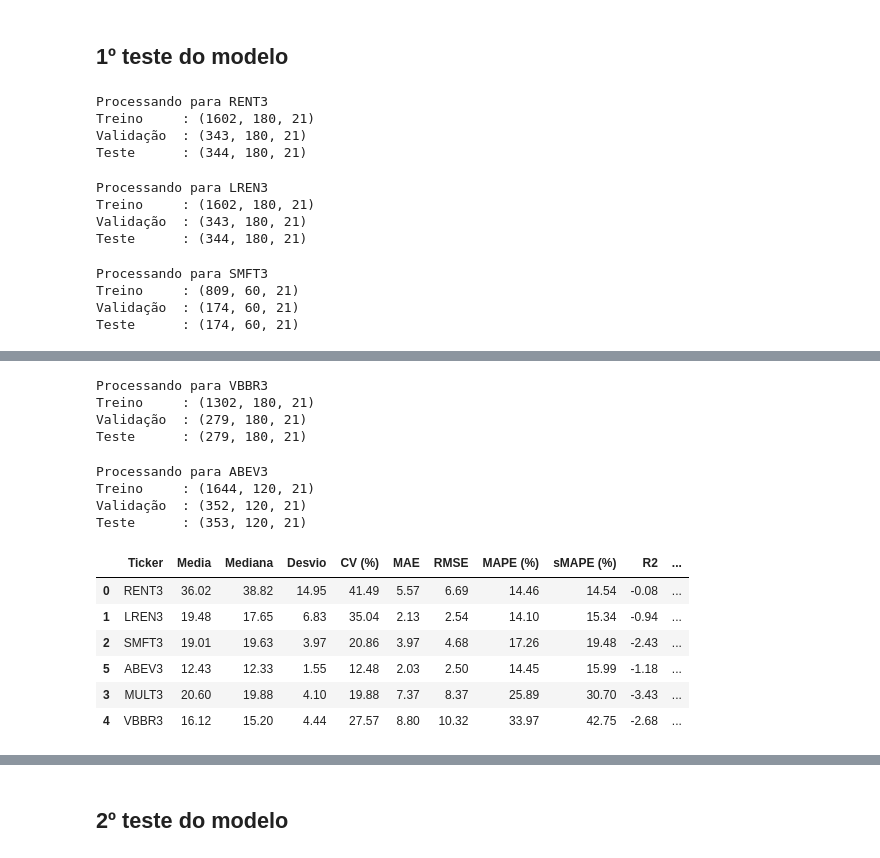
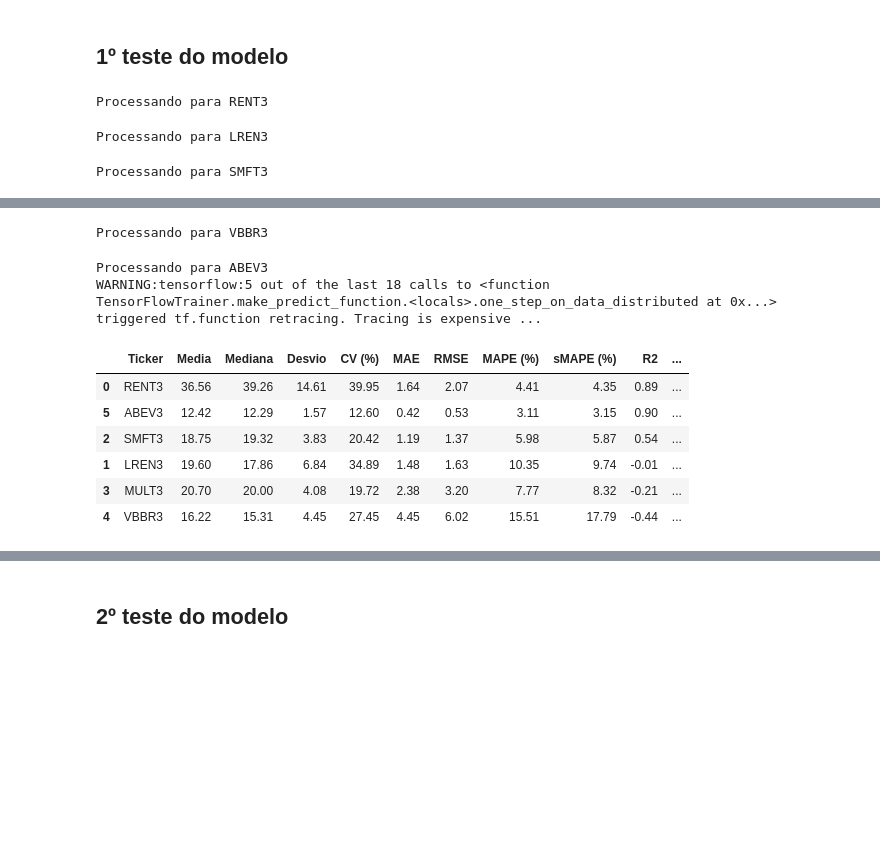
Before and after one commit to leticiafaria7/lstm-stock-predictor-api, a Jupyter notebook: 5_testes_modelo.ipynb, the cells around one changed output, grey strips where cells are left out. Saved outputs shown, nothing was run; the diff lists cells and outputs as text; code cells hidden in the pictures; blank space fills up the shorter version.

Commit message:
melhor treino ate agora

```diff
--- a/5_testes_modelo.ipynb
+++ b/5_testes_modelo.ipynb
@@ -54,13 +54,14 @@ for ticker in tqdm(tickers):
     print(f"Processando para {ticker}")
 
     df = pd.read_parquet(f"dados/refined/tb_analitica_{ticker}.parquet")
-    df = df[df['close'].notna()]
+    df = df.dropna()
     df = df.sort_values("date").reset_index(drop=True)
 
-    hiperparams = tabela_hiperparams[tabela_hiperparams['ticker'] == ticker].drop(columns = ['ticker', 'val_loss']).to_dict(orient = 'records')[0]
+    hiperparams = tabela_hiperparams[tabela_hiperparams['ticker'] == ticker].drop(columns = ['ticker', 'val_loss_mse']).to_dict(orient = 'records')[0]
 
     for k, v in hiperparams.items():
         globals()[k] = v
+    recurrent_dropout = 0
 
     media_close = df.close.mean()
     mediana_close = df.close.median()
@@ -74,25 +75,22 @@ for ticker in tqdm(tickers):
     train_end = int(n * 0.70)
     valid_end = int(n * 0.85)
 
-    train_df = data.iloc[:train_end]
-    valid_df = data.iloc[train_end:valid_end]
-    test_df = data.iloc[valid_end:]
+    train_df = data.iloc[:train_end].copy()
+    valid_df = data.iloc[train_end:valid_end].copy()
+    test_df  = data.iloc[valid_end:].copy()
 
     scaler = RobustScaler()
     scaler.fit(train_df)
 
-    scaled = np.vstack([
-        scaler.transform(train_df),
-        scaler.transform(valid_df),
-        scaler.transform(test_df)
-    ])
+    train_scaled = scaler.transform(train_df)
+    valid_scaled = scaler.transform(valid_df)
+    test_scaled  = scaler.transform(test_df)
 
-    X, y = build_lstm_sequences(window_size, scaled)
-    X_train, y_train, X_valid, y_valid, X_test, y_test = split_temporal(X, y)
+    X_train, y_train = build_lstm_sequences(window_size, train_scaled)
+    X_valid, y_valid = build_lstm_sequences(window_size, valid_scaled)
+    X_test, y_test = build_lstm_sequences(window_size, test_scaled)
 
-    model = generate_lstm_model(
-        units_1, dropout, units_2, learning_rate, X_train
-    )
+    model = generate_lstm_model(units_1, dropout, units_2, learning_rate, recurrent_dropout, l2, n_dense, dense_units, optimizer, X_train)
 
     model.fit(
         X_train,
@@ -100,13 +98,7 @@ for ticker in tqdm(tickers):
         validation_data=(X_valid, y_valid),
         epochs=100,
         batch_size=batch_size,
-        callbacks=[
-            EarlyStopping(
-                monitor="val_loss",
-                patience=10,
-                restore_best_weights=True
-            )
-        ],
+        callbacks=[EarlyStopping(monitor="val_loss", patience=10, restore_best_weights=True)],
         verbose=0
     )
 
@@ -164,20 +156,11 @@ resultado_final = pd.DataFrame(resultados).sort_values(
 
 display(resultado_final)
 resultado_final.to_excel(
-    "dados/refined/resultado_modelos_lstm.xlsx",
+    "dados/refined/resultado_modelos_lstm_2.xlsx",
     index=False
 )
 # %% [output]
 Processando para RENT3
-Treino     : (1602, 180, 21)
-Validação  : (343, 180, 21)
-Teste      : (344, 180, 21)
 Processando para LREN3
-Treino     : (1602, 180, 21)
-Validação  : (343, 180, 21)
-Teste      : (344, 180, 21)
 Processando para SMFT3
-Treino     : (809, 60, 21)
-Validação  : (174, 60, 21)
-Teste      : (174, 60, 21)
 Processando para MULT3
@@ -188,18 +168,13 @@ WARNING:tensorflow:5 out of the last 18 calls to <function TensorFlowTrainer.mak
 Processando para VBBR3
-Treino     : (1302, 180, 21)
-Validação  : (279, 180, 21)
-Teste      : (279, 180, 21)
 Processando para ABEV3
-Treino     : (1644, 120, 21)
-Validação  : (352, 120, 21)
-Teste      : (353, 120, 21)
+WARNING:tensorflow:5 out of the last 18 calls to <function TensorFlowTrainer.make_predict_function.<locals>.one_step_on_data_distributed at 0x...> triggered tf.function retracing. Tracing is expensive ...
 |  | Ticker | Media | Mediana | Desvio | CV (%) | MAE | RMSE | MAPE (%) | sMAPE (%) | R2 | ... |
-| 0 | RENT3 | 36.02 | 38.82 | 14.95 | 41.49 | 5.57 | 6.69 | 14.46 | 14.54 | -0.08 | ... |
-| 1 | LREN3 | 19.48 | 17.65 | 6.83 | 35.04 | 2.13 | 2.54 | 14.10 | 15.34 | -0.94 | ... |
-| 2 | SMFT3 | 19.01 | 19.63 | 3.97 | 20.86 | 3.97 | 4.68 | 17.26 | 19.48 | -2.43 | ... |
-| 5 | ABEV3 | 12.43 | 12.33 | 1.55 | 12.48 | 2.03 | 2.50 | 14.45 | 15.99 | -1.18 | ... |
-| 3 | MULT3 | 20.60 | 19.88 | 4.10 | 19.88 | 7.37 | 8.37 | 25.89 | 30.70 | -3.43 | ... |
-| 4 | VBBR3 | 16.12 | 15.20 | 4.44 | 27.57 | 8.80 | 10.32 | 33.97 | 42.75 | -2.68 | ... |
+| 0 | RENT3 | 36.56 | 39.26 | 14.61 | 39.95 | 1.64 | 2.07 | 4.41 | 4.35 | 0.89 | ... |
+| 5 | ABEV3 | 12.42 | 12.29 | 1.57 | 12.60 | 0.42 | 0.53 | 3.11 | 3.15 | 0.90 | ... |
+| 2 | SMFT3 | 18.75 | 19.32 | 3.83 | 20.42 | 1.19 | 1.37 | 5.98 | 5.87 | 0.54 | ... |
+| 1 | LREN3 | 19.60 | 17.86 | 6.84 | 34.89 | 1.48 | 1.63 | 10.35 | 9.74 | -0.01 | ... |
+| 3 | MULT3 | 20.70 | 20.00 | 4.08 | 19.72 | 2.38 | 3.20 | 7.77 | 8.32 | -0.21 | ... |
+| 4 | VBBR3 | 16.22 | 15.31 | 4.45 | 27.45 | 4.45 | 6.02 | 15.51 | 17.79 | -0.44 | ... |
 # %%
 # resultado_final.round(2).to_dict(orient = 'records')
 # %%
```
Also changed, not shown: parts of 2 cells of this notebook, 1 other file.
